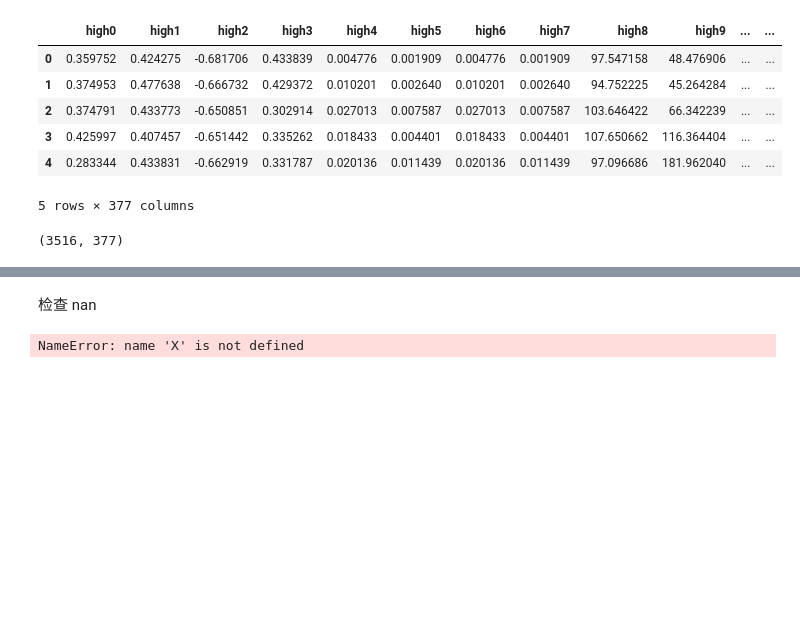
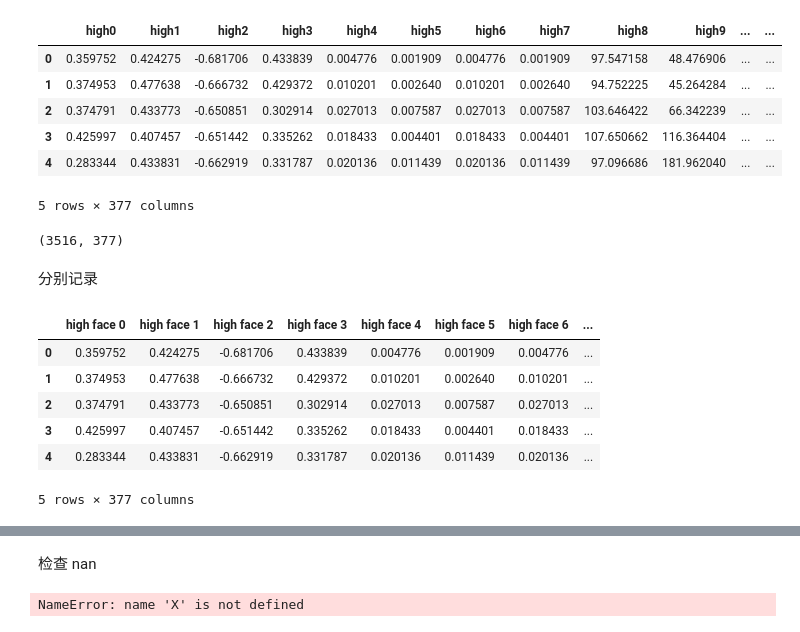
Before and after one commit to AnsonLo11/siblingsDatasetBaseline, a Jupyter notebook: data_preprocess.ipynb, the cells around one changed output, grey strips where cells are left out. Saved outputs shown, nothing was run; the diff lists cells and outputs as text; code cells hidden in the pictures; blank space fills up the shorter version.

Commit message:
Add correct pandas columns

```diff
--- a/data_preprocess.ipynb
+++ b/data_preprocess.ipynb
@@ -155,10 +155,20 @@ def get_vel_and_acc(features):
 # %%
 # set openface confidence threshold
 confidence_threshold = 0.5
+isPrintInfo = False
 
 # 导入特征并对齐标签
 low_video_features = []
 high_video_features = []
+
+# 分开的 high low
+# 与上面重复
+high_face = []
+low_face = []
+high_pose = []
+low_pose = []
+
+
 # different labels
 video_labels_1 = []
 video_labels_2 = []
@@ -527,11 +537,21 @@ for i in range(0,len(label1)): # since all labels have the same length
 
     high_features_pose = np.concatenate((v_mean_lrs, v_var_lrs, np.array([mean_c, var_c, v_mean_c, v_var_c, a_mean_c, a_var_c, overlap_ratio])))
 
-
+    if(not isPrintInfo):
+        isPrintInfo = True
+        print(f"low face:{low_features_face_0.shape[0]} * 2")
+        print(f"low pose:{low_features_pose_0.shape[0]} * 2")
+        print(f"high face:{high_features_face.shape[0]} ")
+        print(f"high pose:{high_features_pose.shape[0]} ")
 
     # 将记录视频特征
     low_video_features.append(np.concatenate((low_features_face_0, low_features_pose_0, low_features_face_1, low_features_pose_1))) # simply attach them all together
     high_video_features.append(np.concatenate((high_features_face, high_features_pose)))
+
+    low_face.append(np.concatenate((low_features_face_0, low_features_face_1))) # simply attach them all together
+    low_pose.append(np.concatenate((low_features_pose_0, low_features_pose_1))) # simply attach them all together
+    high_face.append(np.array((high_features_face)))
+    high_pose.append(np.array(high_features_pose))
 
 
     # TODO video 级别label
@@ -643,3 +659,31 @@ data.shape
 (3516, 377)
 # %%
 data.to_csv("data_new.csv",index=False)
+# %% [markdown]
+分别记录
+# %%
+X_high_face = pd.DataFrame(high_face, columns=["high face "+str(i) for i in range(len(high_face[0]))])
+X_high_pose = pd.DataFrame(high_pose, columns=["high pose "+str(i) for i in range(len(high_pose[0]))])
+
+
+X_low_face = pd.DataFrame(low_face, columns=["low face "+str(i) for i in range(len(low_face[0]))])
+X_low_pose = pd.DataFrame(low_pose, columns=["low pose "+str(i) for i in range(len(low_pose[0]))])
+
+
+video_labels_1 = pd.DataFrame(video_labels_1, columns=["y1"])
+video_labels_2 = pd.DataFrame(video_labels_2, columns=["y2"])
+video_labels_3 = pd.DataFrame(video_labels_3, columns=["y3"])
+video_labels_4 = pd.DataFrame(video_labels_4, columns=["y4"])
+
+
+data = pd.concat([X_high_face, X_high_pose, X_low_face, X_low_pose, video_labels_1, video_labels_2, video_labels_3, video_labels_4],axis=1)
+# %%
+data.head()
+# %% [output]
+|  | high face 0 | high face 1 | high face 2 | high face 3 | high face 4 | high face 5 | high face 6 | ... |
+| 0 | 0.359752 | 0.424275 | -0.681706 | 0.433839 | 0.004776 | 0.001909 | 0.004776 | ... |
+| 1 | 0.374953 | 0.477638 | -0.666732 | 0.429372 | 0.010201 | 0.002640 | 0.010201 | ... |
+| 2 | 0.374791 | 0.433773 | -0.650851 | 0.302914 | 0.027013 | 0.007587 | 0.027013 | ... |
+| 3 | 0.425997 | 0.407457 | -0.651442 | 0.335262 | 0.018433 | 0.004401 | 0.018433 | ... |
+| 4 | 0.283344 | 0.433831 | -0.662919 | 0.331787 | 0.020136 | 0.011439 | 0.020136 | ... |
+5 rows × 377 columns
```
Also changed, not shown: parts of 5 cells of this notebook.
